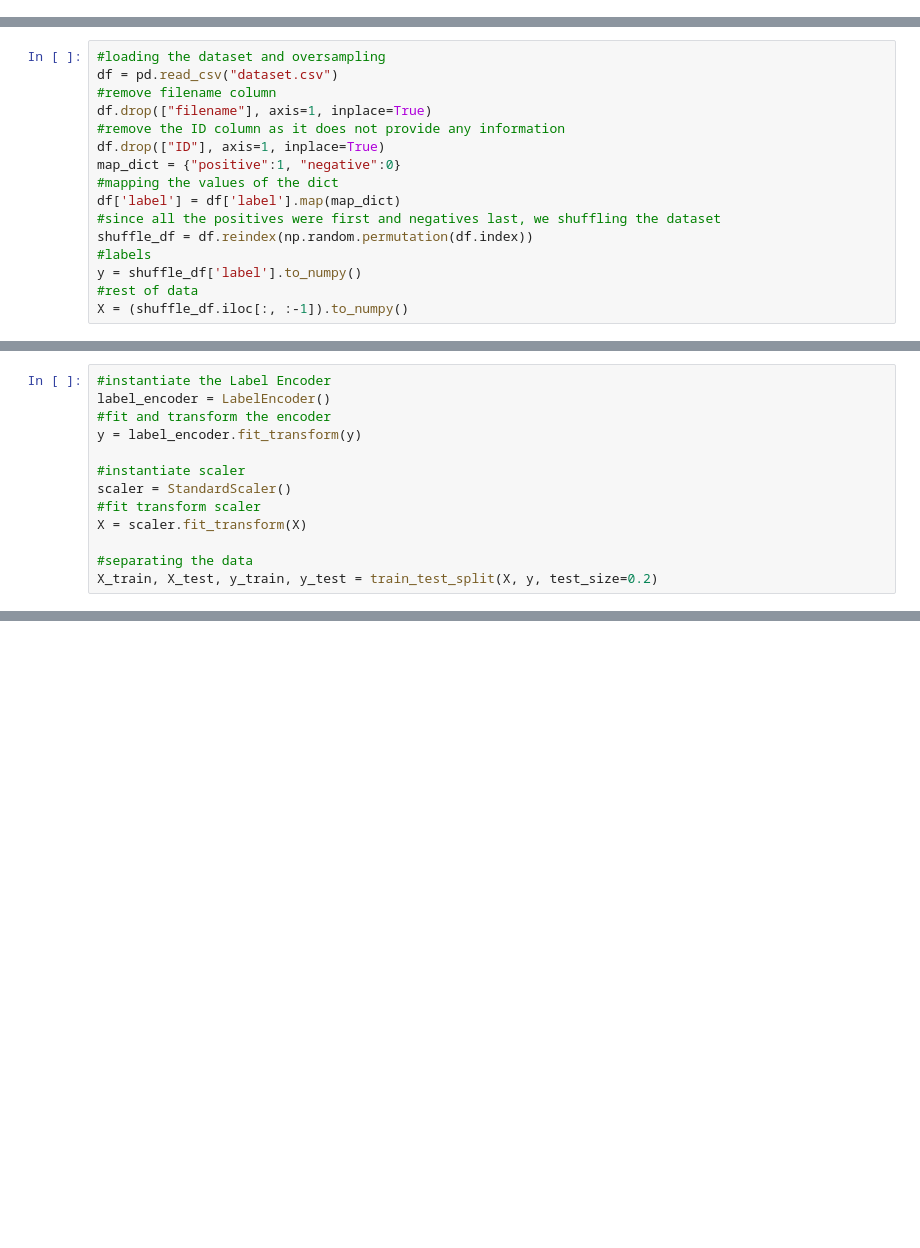
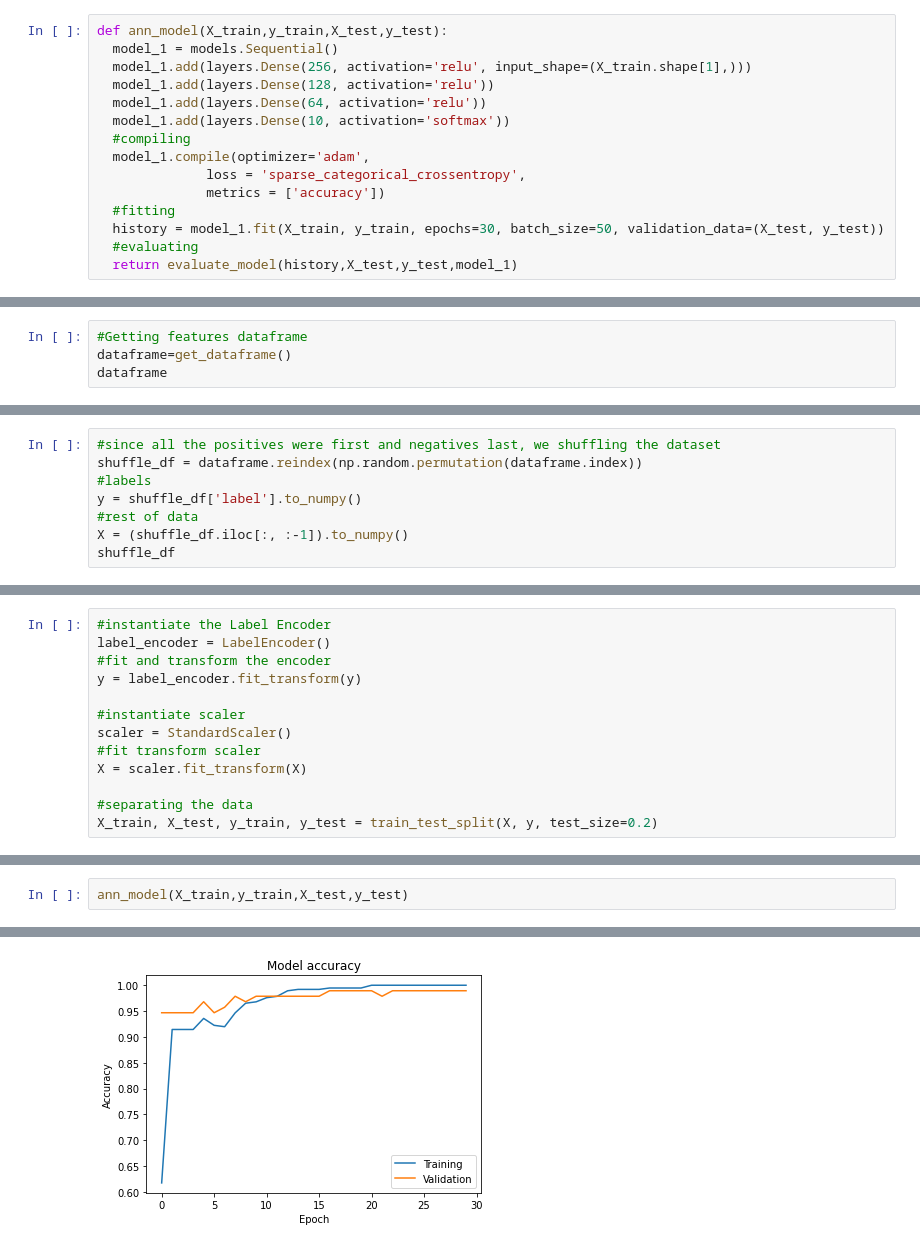
Before and after one commit to marcusnk237/Binary-Classification-Cough-COVID, a Jupyter notebook: Binary_classification_cough_COVID.ipynb, the cells around one changed output, grey strips where cells are left out. Saved outputs shown, nothing was run; the diff lists cells and outputs as text; blank space fills up the shorter version.

```diff
--- a/Binary_classification_cough_COVID.ipynb
+++ b/Binary_classification_cough_COVID.ipynb
@@ -21,0 +120,15 @@ import itertools
+# %%
+def ann_model(X_train,y_train,X_test,y_test):
+  model_1 = models.Sequential()
+  model_1.add(layers.Dense(256, activation='relu', input_shape=(X_train.shape[1],)))
+  model_1.add(layers.Dense(128, activation='relu'))
+  model_1.add(layers.Dense(64, activation='relu'))
+  model_1.add(layers.Dense(10, activation='softmax'))
+  #compiling
+  model_1.compile(optimizer='adam',
+              loss = 'sparse_categorical_crossentropy',
+              metrics = ['accuracy'])
+  #fitting
+  history = model_1.fit(X_train, y_train, epochs=30, batch_size=50, validation_data=(X_test, y_test))
+  #evaluating
+  return evaluate_model(history,X_test,y_test,model_1)
@@ -21,0 +217,4 @@ import itertools
+# %%
+#Getting features dataframe
+dataframe=get_dataframe()
+dataframe
@@ -22,16 +237,8 @@ import itertools
 # %%
-#loading the dataset and oversampling
-df = pd.read_csv("dataset.csv")
-#remove filename column
-df.drop(["filename"], axis=1, inplace=True)
-#remove the ID column as it does not provide any information
-df.drop(["ID"], axis=1, inplace=True)
-map_dict = {"positive":1, "negative":0}
-#mapping the values of the dict
-df['label'] = df['label'].map(map_dict)
 #since all the positives were first and negatives last, we shuffling the dataset
-shuffle_df = df.reindex(np.random.permutation(df.index))
+shuffle_df = dataframe.reindex(np.random.permutation(dataframe.index))
 #labels
 y = shuffle_df['label'].to_numpy()
 #rest of data
 X = (shuffle_df.iloc[:, :-1]).to_numpy()
+shuffle_df
@@ -176,0 +274,3 @@ Précision: 94.68%
+# %%
+ann_model(X_train,y_train,X_test,y_test)
+# %% [output]
@@ -176,0 +294 @@ Précision: 94.68%
+[figure, added]
```
Also changed, not shown: parts of 42 cells of this notebook.
